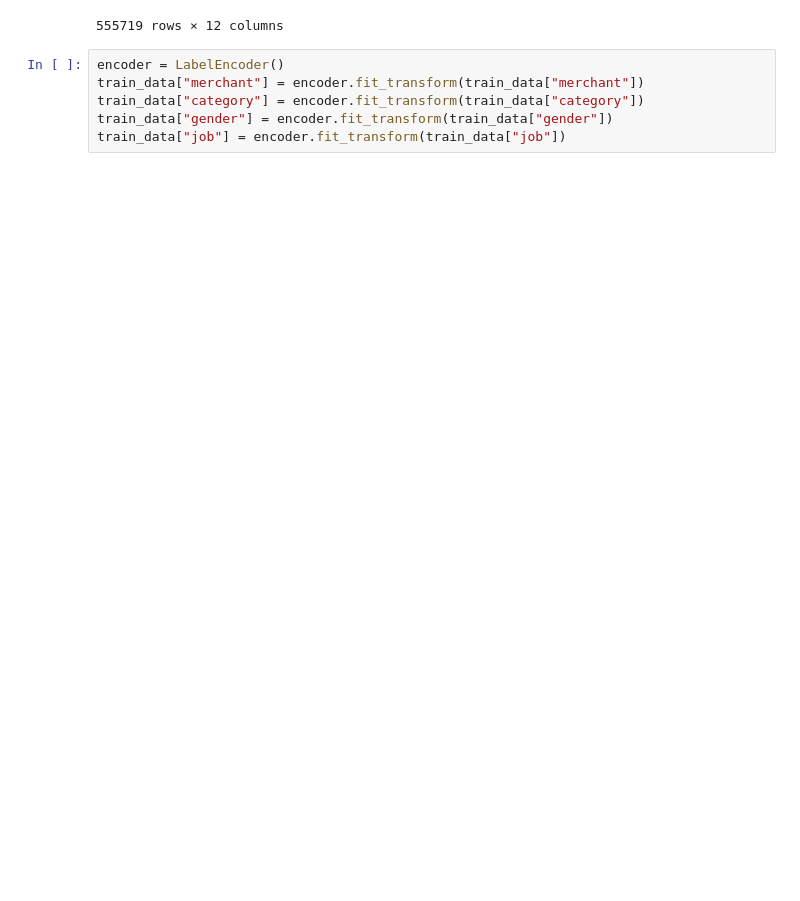
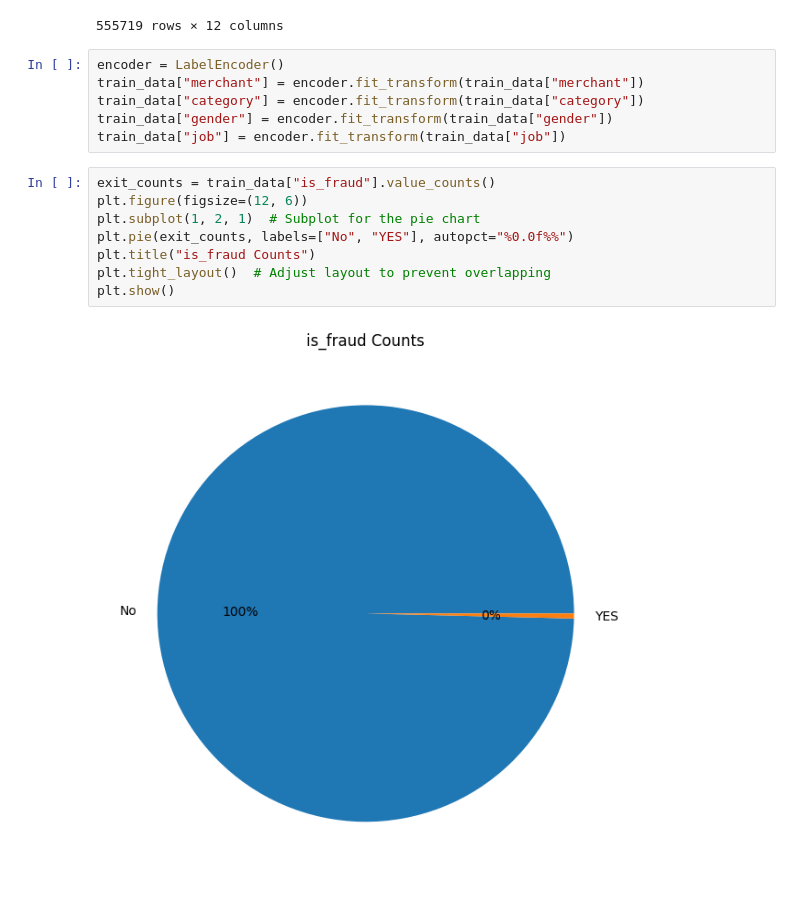
Before and after one commit to fiacredev/fraud_detection, a Jupyter notebook: fraud_detection.ipynb, the cells around one changed output. Drawn from its saved outputs; the diff is of its cells as text; blank space fills up the shorter version.

Commit message:
feat(notebook): visualise is_fraud class balance

```diff
--- a/fraud_detection.ipynb
+++ b/fraud_detection.ipynb
@@ -150,3 +150,13 @@ train_data["merchant"] = encoder.fit_transform(train_data["merchant"])
 train_data["category"] = encoder.fit_transform(train_data["category"])
 train_data["gender"] = encoder.fit_transform(train_data["gender"])
 train_data["job"] = encoder.fit_transform(train_data["job"])
+# %%
+exit_counts = train_data["is_fraud"].value_counts()
+plt.figure(figsize=(12, 6))
+plt.subplot(1, 2, 1)  # Subplot for the pie chart
+plt.pie(exit_counts, labels=["No", "YES"], autopct="%0.0f%%")
+plt.title("is_fraud Counts")
+plt.tight_layout()  # Adjust layout to prevent overlapping
+plt.show()
+# %% [output]
+[figure, added]
```
